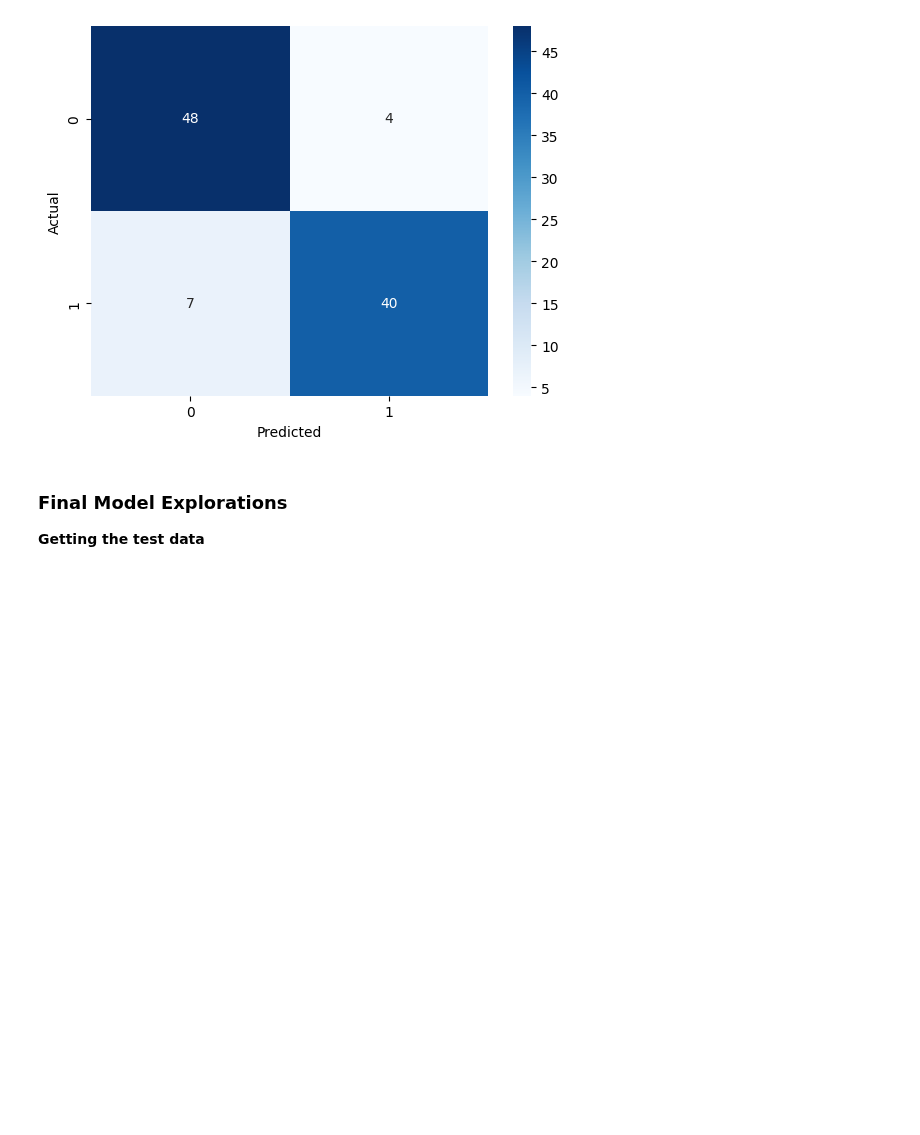
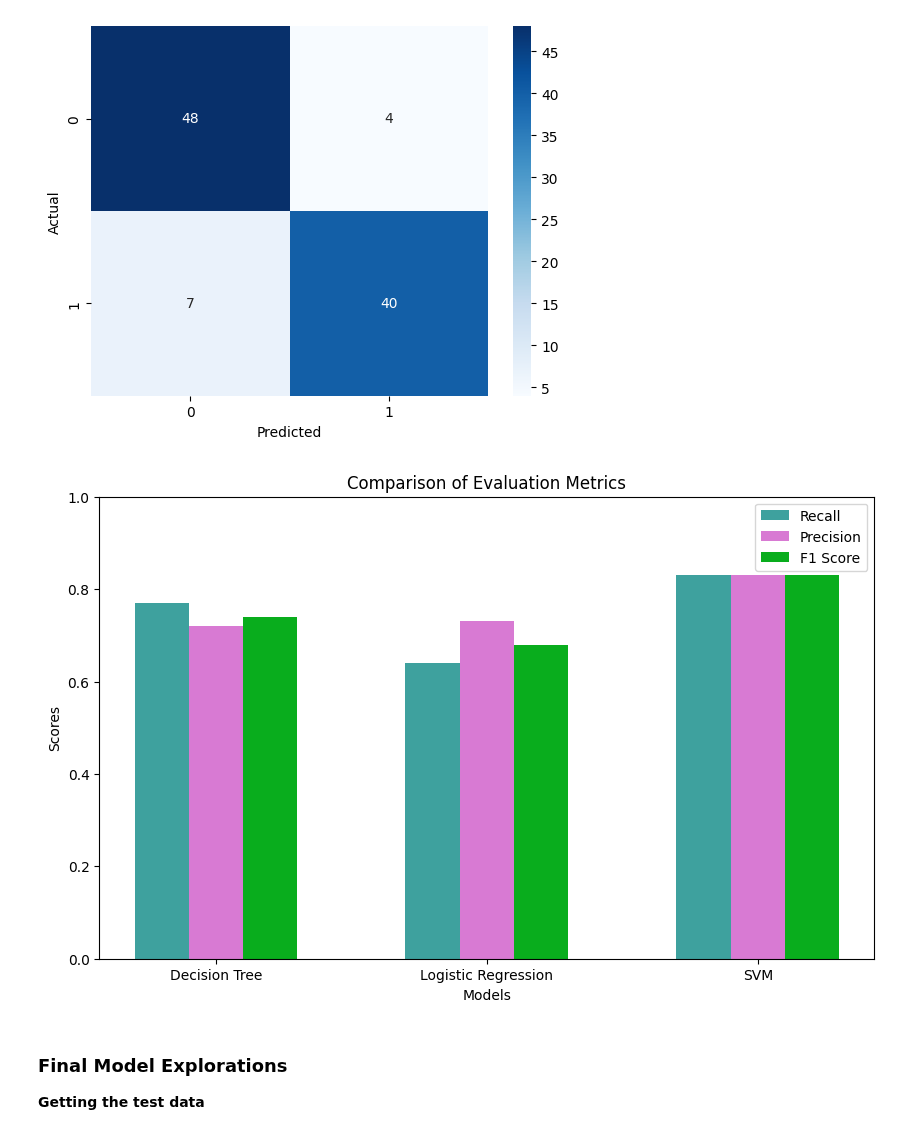
Before and after one commit to mjzdych/itds_project, a Jupyter notebook: itds_assignment4.ipynb, the cells around one changed output. Drawn from its saved outputs; the diff is of its cells as text; code cells hidden in the pictures; blank space fills up the shorter version.

```diff
--- a/itds_assignment4.ipynb
+++ b/itds_assignment4.ipynb
@@ -1085,6 +1085,33 @@ Classification Report for Test Set:
    macro avg       0.89      0.89      0.89        99
 weighted avg       0.89      0.89      0.89        99
 [figure]
+# %%
+# Models comparison
+models = ['Decision Tree', 'Logistic Regression', 'SVM']
+recall_scores = [0.77, 0.64, 0.83]
+precision_scores = [0.72, 0.73, 0.83]
+f1_scores = [0.74, 0.68, 0.83]
+
+# Set the width of the bars
+bar_width = 0.2
+index = np.arange(len(models))
+
+# Create subplots
+fig, ax = plt.subplots(figsize=(10, 6))
+rects1 = ax.bar(index - bar_width, recall_scores, bar_width, label='Recall', color='#3EA19E')
+rects2 = ax.bar(index, precision_scores, bar_width, label='Precision', color='#D87AD3')
+rects3 = ax.bar(index + bar_width, f1_scores, bar_width, label='F1 Score', color='#09AD1D')
+
+ax.set_xlabel('Models')
+ax.set_ylabel('Scores')
+ax.set_title('Comparison of Evaluation Metrics')
+ax.set_xticks(index)
+ax.set_xticklabels(models)
+ax.legend()
+plt.ylim(0, 1)
+plt.show()
+# %% [output]
+[figure, added]
 # %% [markdown]
 ### Final Model Explorations
 
```
Also changed, not shown: parts of 6 cells of this notebook.
